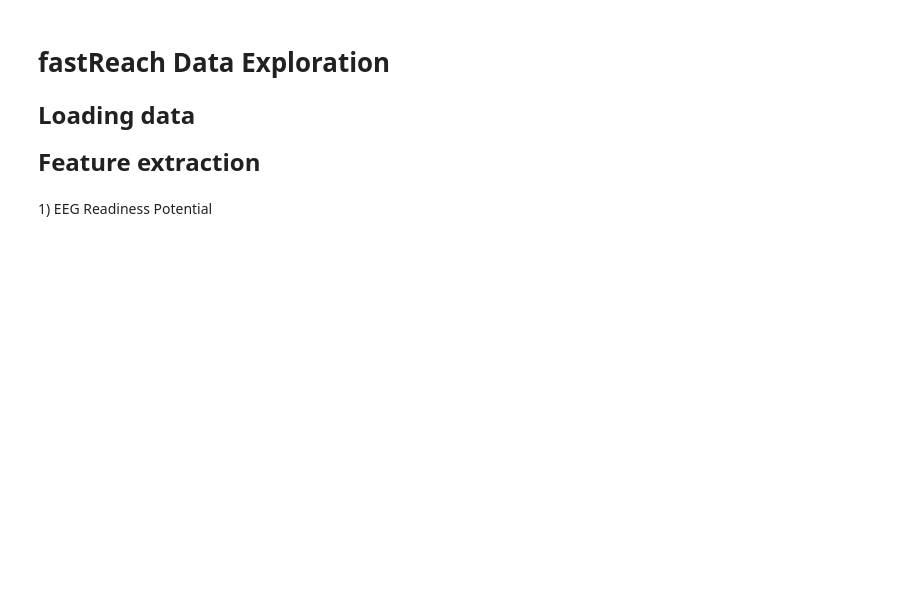
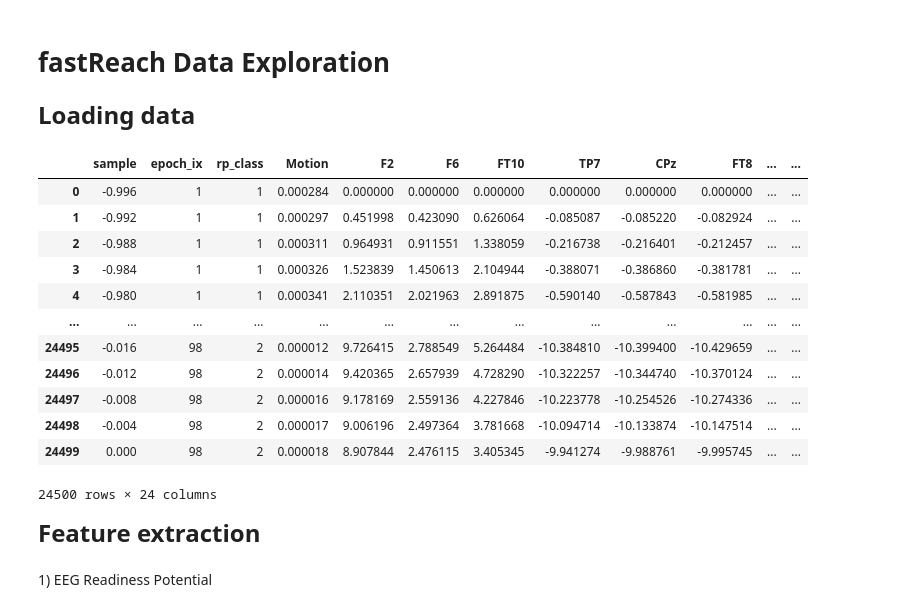
Before and after one commit to lukasgehrke/2021-fastReach, a Jupyter notebook: analyses/Willy_tests/Willy_tests.ipynb, the cells around one changed output. Cells and saved outputs as stored; diff of their text form; code cells hidden in the pictures; blank space fills up the shorter version.

```diff
--- a/analyses/Willy_tests/Willy_tests.ipynb
+++ b/analyses/Willy_tests/Willy_tests.ipynb
@@ -20,10 +20,25 @@ from itertools import cycle
 # %%
 pID = '4'
 
 path = "/Users/willy/Documents/GitHub/2021-fastReach/data/study/eeglab2python/"
 
 data_fname = '\data.csv'
 data = pd.read_csv(path+pID+data_fname)
+data
+# %% [output]
+|  | sample | epoch_ix | rp_class | Motion | F2 | F6 | FT10 | TP7 | CPz | FT8 | ... | ... |
+| 0 | -0.996 | 1 | 1 | 0.000284 | 0.000000 | 0.000000 | 0.000000 | 0.000000 | 0.000000 | 0.000000 | ... | ... |
+| 1 | -0.992 | 1 | 1 | 0.000297 | 0.451998 | 0.423090 | 0.626064 | -0.085087 | -0.085220 | -0.082924 | ... | ... |
+| 2 | -0.988 | 1 | 1 | 0.000311 | 0.964931 | 0.911551 | 1.338059 | -0.216738 | -0.216401 | -0.212457 | ... | ... |
+| 3 | -0.984 | 1 | 1 | 0.000326 | 1.523839 | 1.450613 | 2.104944 | -0.388071 | -0.386860 | -0.381781 | ... | ... |
+| 4 | -0.980 | 1 | 1 | 0.000341 | 2.110351 | 2.021963 | 2.891875 | -0.590140 | -0.587843 | -0.581985 | ... | ... |
+| ... | ... | ... | ... | ... | ... | ... | ... | ... | ... | ... | ... | ... |
+| 24495 | -0.016 | 98 | 2 | 0.000012 | 9.726415 | 2.788549 | 5.264484 | -10.384810 | -10.399400 | -10.429659 | ... | ... |
+| 24496 | -0.012 | 98 | 2 | 0.000014 | 9.420365 | 2.657939 | 4.728290 | -10.322257 | -10.344740 | -10.370124 | ... | ... |
+| 24497 | -0.008 | 98 | 2 | 0.000016 | 9.178169 | 2.559136 | 4.227846 | -10.223778 | -10.254526 | -10.274336 | ... | ... |
+| 24498 | -0.004 | 98 | 2 | 0.000017 | 9.006196 | 2.497364 | 3.781668 | -10.094714 | -10.133874 | -10.147514 | ... | ... |
+| 24499 | 0.000 | 98 | 2 | 0.000018 | 8.907844 | 2.476115 | 3.405345 | -9.941274 | -9.988761 | -9.995745 | ... | ... |
+24500 rows × 24 columns
 # %% [markdown]
 <font size="5">     <b>Feature extraction</b>
 # %% [markdown]
```
Also changed, not shown: parts of 11 cells of this notebook.
